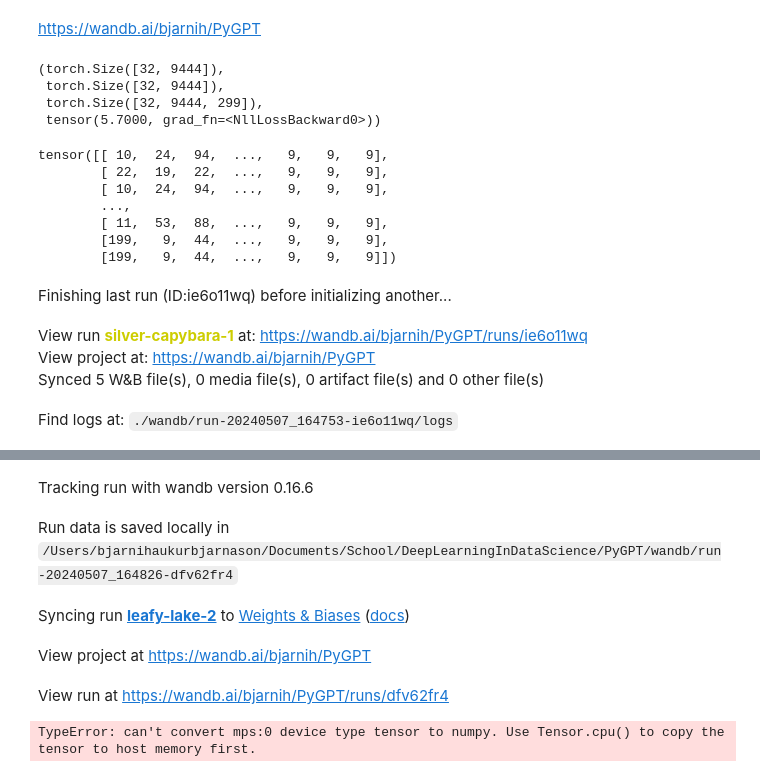
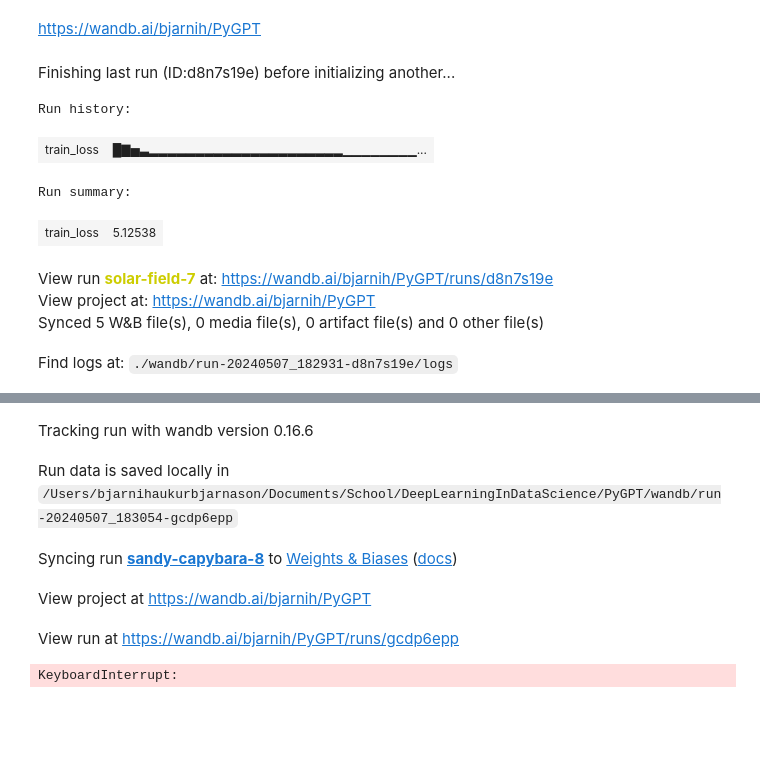
Before and after one commit to BjarniHaukur/PyGPT, a Jupyter notebook: baseline.ipynb, the cells around one changed output, grey strips where cells are left out. Saved outputs shown, nothing was run; the diff lists cells and outputs as text; code cells hidden in the pictures; blank space fills up the shorter version.

```diff
--- a/baseline.ipynb
+++ b/baseline.ipynb
@@ -19,0 +18,5 @@ tokenizer = BPETokenizer.load("py150k_large")
+# %%
+tokenizer = BPETokenizer() # ensure that all unary tokens in our training data exist in our vocabulary
+tokenizer.fit("\n".join(train_texts[:1000]), iterations=100)
+tokenizer.save("py150k_0")
+# tokenizer = BPETokenizer.load("py150k_new")
@@ -73,13 +80,21 @@ tokenizer.chr_to_ids[" "]
 # %%
-from utils.dataset import PY150kDataset
-from torch.utils.data import DataLoader
+from utils.dataset import Py150kDataset
+from torch.utils.data import DataLoader, random_split
 
-def collate_fn(batch:list[torch.tensor]):
-    return torch.nn.utils.rnn.pad_sequence(batch, batch_first=True, padding_value=tokenizer.chr_to_ids[" "])
+def collate_fn(batch:list[torch.tensor], max_len:int=1000):
+    batch = [x[:max_len] for x in batch]
+    return torch.nn.utils.rnn.pad_sequence(
+        batch,
+        batch_first=True,
+        padding_value=tokenizer.PAD_ID
+    )
 
 
-train_ds = PY150kDataset("train", "py150k_large")
-train_dl = DataLoader(train_ds, batch_size=32, collate_fn=collate_fn)
+
+train_ds = Py150kDataset("train", "py150k_new")
+small_ds, _ = random_split(train_ds, [1, len(train_ds) - 1])
+
+train_dl = DataLoader(small_ds, batch_size=32, collate_fn=collate_fn)
 # %% [markdown]
 For example purposes this will be a many-to-one encoder-decoder architecture. Our transformer atleast will probably be decoder only.
 # %%
@@ -128,73 +143,52 @@ torch.Size([32, 9445, 299])
 # %% [markdown]
 https://wandb.ai/bjarnih/PyGPT
-# %%
-batch = next(iter(train_dl))
-
-x = batch[..., :-1]
-y = batch[..., 1:]
-
-y_hat = model.train_step(x, y)
-
-loss = F.cross_entropy(y_hat.reshape(-1, len(tokenizer)), y.reshape(-1))
-
-x.shape, y.shape, y_hat.shape, loss
-# %% [output]
-(torch.Size([32, 9444]),
- torch.Size([32, 9444]),
- torch.Size([32, 9444, 299]),
- tensor(5.7000, grad_fn=<NllLossBackward0>))
-# %%
-y
-# %% [output]
-tensor([[ 10,  24,  94,  ...,   9,   9,   9],
-        [ 22,  19,  22,  ...,   9,   9,   9],
-        [ 10,  24,  94,  ...,   9,   9,   9],
-        ...,
-        [ 11,  53,  88,  ...,   9,   9,   9],
-        [199,   9,  44,  ...,   9,   9,   9],
-        [199,   9,  44,  ...,   9,   9,   9]])
 # %%
 from tqdm import tqdm
-# import wandb
+import wandb
 
-EPOCHS = 10
-LR = 3e-4
+EPOCHS = 1000
+LR = 1e-3
 DEVICE = "cuda" if torch.cuda.is_available() else "cpu"
 
 wandb.init(
     # Set the project where this run will be logged
     project="PyGPT",
     # Track hyperparameters and run metadata
     config={
         "learning_rate": LR,
         "epochs": EPOCHS,
         "architecture": "many-to-one RNN",
         "dataset": "small subset of PY150k",
     },
 )
 
 model = PyRNN(len(tokenizer), 128).to(DEVICE)
 optim = torch.optim.Adam(model.parameters(), lr=LR)
 
+model.train()
 for i in range(EPOCHS):
     dl_tqdm = tqdm(train_dl)
     for batch in dl_tqdm:
         batch = batch.to(DEVICE)
         x = batch[..., :-1]
         y = batch[..., 1:]
 
-        y_hat = model.train_step(x, y)
+        y_hat = model.train_step(x, y, teacher_forcing=0.5)
         loss = F.cross_entropy(y_hat.reshape(-1, len(tokenizer)), y.reshape(-1))
 
         optim.zero_grad()
         loss.backward()
         optim.step()
 
         wandb.log({"train_loss": loss.detach().numpy()})
         dl_tqdm.set_postfix({"loss": loss.detach().numpy()})
 # %% [output]
-Finishing last run (ID:ie6o11wq) before initializing another...
+Finishing last run (ID:d8n7s19e) before initializing another...
+Run history:
+| train_loss | █▇▅▃▂▂▂▂▂▂▂▂▂▂▂▂▂▂▂▂▂▂▂▂▂▁▁▁▁▁▁▁▁... |
+Run summary:
+| train_loss | 5.12538 |
-View run silver-capybara-1 at: https://wandb.ai/bjarnih/PyGPT/runs/ie6o11wq
+View run solar-field-7 at: https://wandb.ai/bjarnih/PyGPT/runs/d8n7s19e
 View project at: https://wandb.ai/bjarnih/PyGPT
 Synced 5 W&B file(s), 0 media file(s), 0 artifact file(s) and 0 other file(s)
-Find logs at: ./wandb/run-20240507_164753-ie6o11wq/logs
+Find logs at: ./wandb/run-20240507_182931-d8n7s19e/logs
@@ -202,6 +196,6 @@ Successfully finished last run (ID:ie6o11wq). Initializing new run:
 Tracking run with wandb version 0.16.6
-Run data is saved locally in /Users/bjarnihaukurbjarnason/Documents/School/DeepLearningInDataScience/PyGPT/wandb/run-20240507_164826-dfv62fr4
+Run data is saved locally in /Users/bjarnihaukurbjarnason/Documents/School/DeepLearningInDataScience/PyGPT/wandb/run-20240507_183054-gcdp6epp
-Syncing run leafy-lake-2 to Weights & Biases (docs)
+Syncing run sandy-capybara-8 to Weights & Biases (docs)
 View project at https://wandb.ai/bjarnih/PyGPT
-View run at https://wandb.ai/bjarnih/PyGPT/runs/dfv62fr4
+View run at https://wandb.ai/bjarnih/PyGPT/runs/gcdp6epp
-TypeError: can't convert mps:0 device type tensor to numpy. Use Tensor.cpu() to copy the tensor to host memory first.
+KeyboardInterrupt:
```
Also changed, not shown: parts of 11 cells of this notebook, 4 other files.
